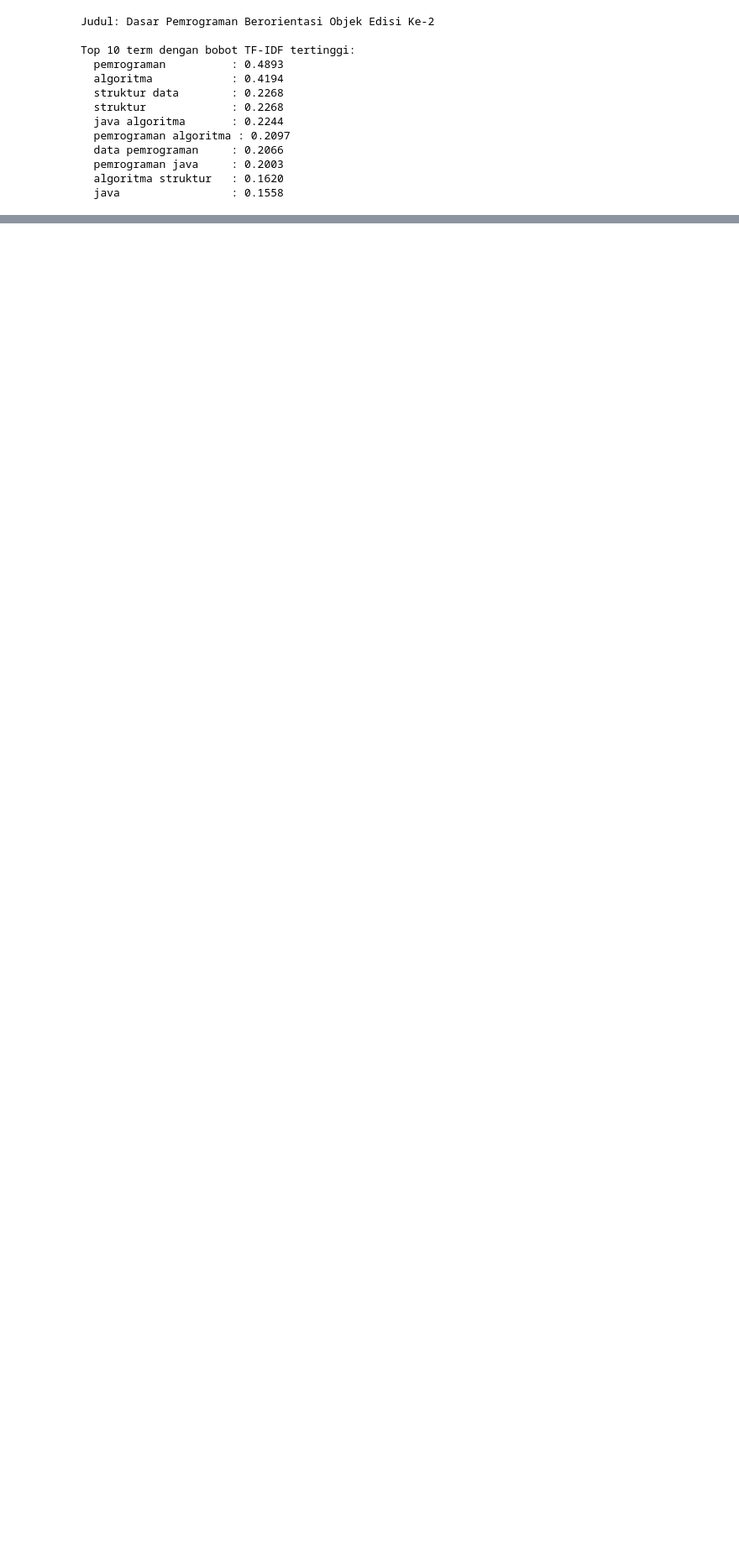
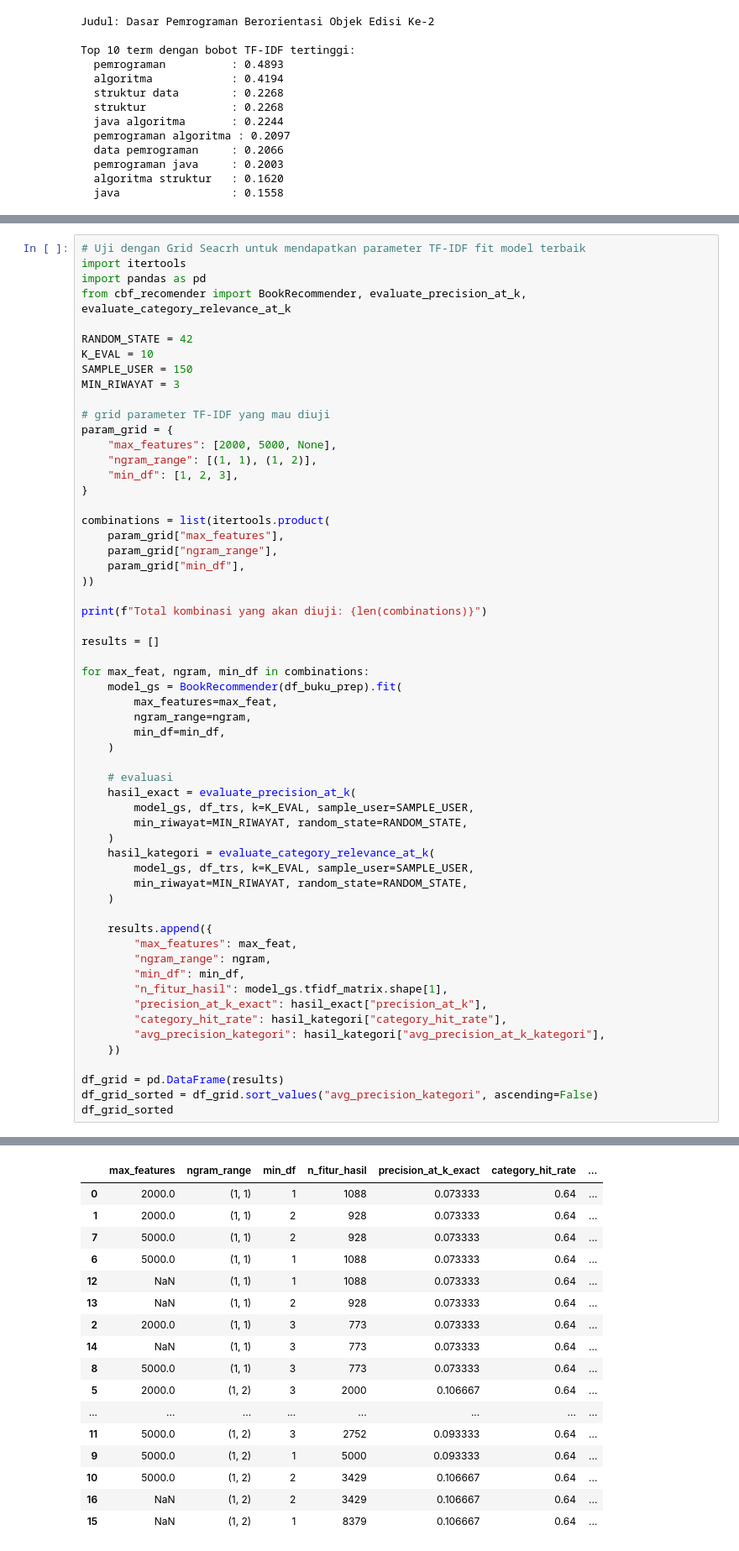
Before and after one commit to mayanggumelarr/Hybrid-Library-Book-Recomendation-Content-Base-Filtering, a Jupyter notebook: cbf-book-rec.ipynb, the cells around one changed output, grey strips where cells are left out. Shown at 84% size. Drawn from its saved outputs; the diff is of its cells as text; blank space fills up the shorter version.

```diff
--- a/cbf-book-rec.ipynb
+++ b/cbf-book-rec.ipynb
@@ -755,0 +756,59 @@ Top 10 term dengan bobot TF-IDF tertinggi:
+# %%
+# Uji dengan Grid Seacrh untuk mendapatkan parameter TF-IDF fit model terbaik
+import itertools
+import pandas as pd
+from cbf_recomender import BookRecommender, evaluate_precision_at_k, evaluate_category_relevance_at_k
+
+RANDOM_STATE = 42
+K_EVAL = 10
+SAMPLE_USER = 150
+MIN_RIWAYAT = 3
+
+# grid parameter TF-IDF yang mau diuji
+param_grid = {
+    "max_features": [2000, 5000, None],
+    "ngram_range": [(1, 1), (1, 2)],
+    "min_df": [1, 2, 3],
+}
+
+combinations = list(itertools.product(
+    param_grid["max_features"],
+    param_grid["ngram_range"],
+    param_grid["min_df"],
+))
+
+print(f"Total kombinasi yang akan diuji: {len(combinations)}")
+
+results = []
+
+for max_feat, ngram, min_df in combinations:
+    model_gs = BookRecommender(df_buku_prep).fit(
+        max_features=max_feat,
+        ngram_range=ngram,
+        min_df=min_df,
+    )
+
+    # evaluasi
+    hasil_exact = evaluate_precision_at_k(
+        model_gs, df_trs, k=K_EVAL, sample_user=SAMPLE_USER,
+        min_riwayat=MIN_RIWAYAT, random_state=RANDOM_STATE,
+    )
+    hasil_kategori = evaluate_category_relevance_at_k(
+        model_gs, df_trs, k=K_EVAL, sample_user=SAMPLE_USER,
+        min_riwayat=MIN_RIWAYAT, random_state=RANDOM_STATE,
+    )
+
+    results.append({
+        "max_features": max_feat,
+        "ngram_range": ngram,
+        "min_df": min_df,
+        "n_fitur_hasil": model_gs.tfidf_matrix.shape[1],
+        "precision_at_k_exact": hasil_exact["precision_at_k"],
+        "category_hit_rate": hasil_kategori["category_hit_rate"],
+        "avg_precision_kategori": hasil_kategori["avg_precision_at_k_kategori"],
+    })
+
+df_grid = pd.DataFrame(results)
+df_grid_sorted = df_grid.sort_values("avg_precision_kategori", ascending=False)
+df_grid_sorted
+# %% [output]
@@ -755,0 +816,17 @@ Top 10 term dengan bobot TF-IDF tertinggi:
+|  | max_features | ngram_range | min_df | n_fitur_hasil | precision_at_k_exact | category_hit_rate | ... |
+| 0 | 2000.0 | (1, 1) | 1 | 1088 | 0.073333 | 0.64 | ... |
+| 1 | 2000.0 | (1, 1) | 2 | 928 | 0.073333 | 0.64 | ... |
+| 7 | 5000.0 | (1, 1) | 2 | 928 | 0.073333 | 0.64 | ... |
+| 6 | 5000.0 | (1, 1) | 1 | 1088 | 0.073333 | 0.64 | ... |
+| 12 | NaN | (1, 1) | 1 | 1088 | 0.073333 | 0.64 | ... |
+| 13 | NaN | (1, 1) | 2 | 928 | 0.073333 | 0.64 | ... |
+| 2 | 2000.0 | (1, 1) | 3 | 773 | 0.073333 | 0.64 | ... |
+| 14 | NaN | (1, 1) | 3 | 773 | 0.073333 | 0.64 | ... |
+| 8 | 5000.0 | (1, 1) | 3 | 773 | 0.073333 | 0.64 | ... |
+| 5 | 2000.0 | (1, 2) | 3 | 2000 | 0.106667 | 0.64 | ... |
+| ... | ... | ... | ... | ... | ... | ... | ... |
+| 11 | 5000.0 | (1, 2) | 3 | 2752 | 0.093333 | 0.64 | ... |
+| 9 | 5000.0 | (1, 2) | 1 | 5000 | 0.093333 | 0.64 | ... |
+| 10 | 5000.0 | (1, 2) | 2 | 3429 | 0.106667 | 0.64 | ... |
+| 16 | NaN | (1, 2) | 2 | 3429 | 0.106667 | 0.64 | ... |
+| 15 | NaN | (1, 2) | 1 | 8379 | 0.106667 | 0.64 | ... |
```
Also changed, not shown: parts of 33 cells of this notebook.
